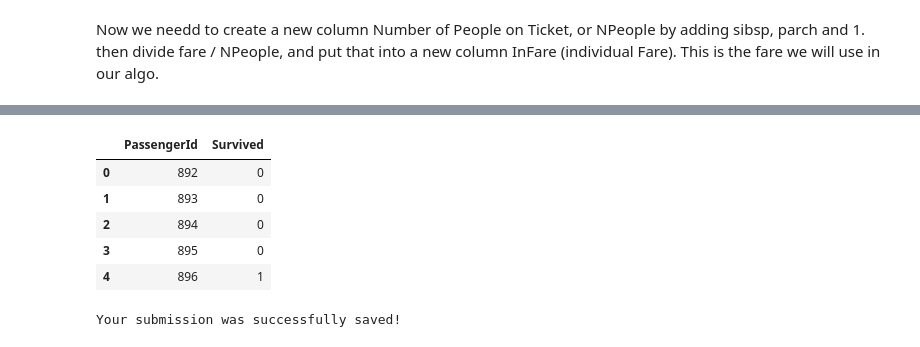
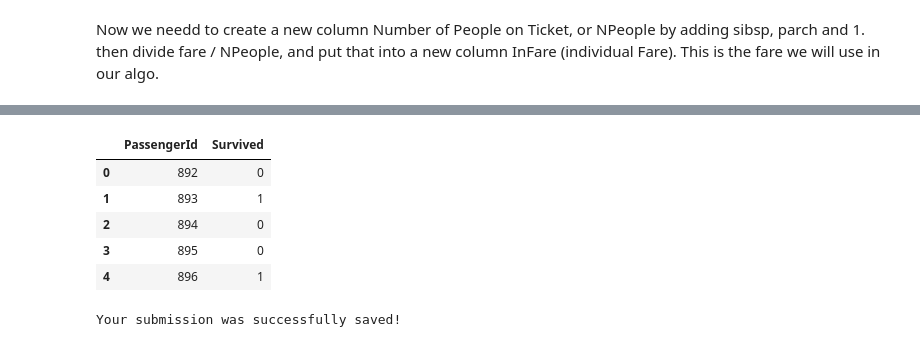
Before and after one commit to cetuslapetus/kaggle-competitions, a Jupyter notebook: notebook6701b63f19.ipynb, the cells around one changed output, grey strips where cells are left out. Drawn from its saved outputs; the diff is of its cells as text; code cells hidden in the pictures.

```diff
--- a/notebook6701b63f19.ipynb
+++ b/notebook6701b63f19.ipynb
@@ -244,22 +244,22 @@ cv_model.best_params_
 # %%
 best_model = RandomForestClassifier(
-    criterion = 'entropy',
-    max_depth = 8,
-    max_features = 'sqrt',
-    n_estimators = 100,
+    criterion = 'gini',
+    max_depth = 4,
+    max_features = 'auto',
+    n_estimators = 200,
     random_state = 1)
 
 best_model.fit(X, y)
 
 predictions = best_model.predict(X_test)
 
 output = pd.DataFrame({'PassengerId': test_df.PassengerId, 'Survived': predictions})
 
 output.head()
 # %% [output]
 |  | PassengerId | Survived |
 | 0 | 892 | 0 |
-| 1 | 893 | 0 |
+| 1 | 893 | 1 |
 | 2 | 894 | 0 |
 | 3 | 895 | 0 |
 | 4 | 896 | 1 |
```
Also changed, not shown: parts of 3 cells of this notebook.
